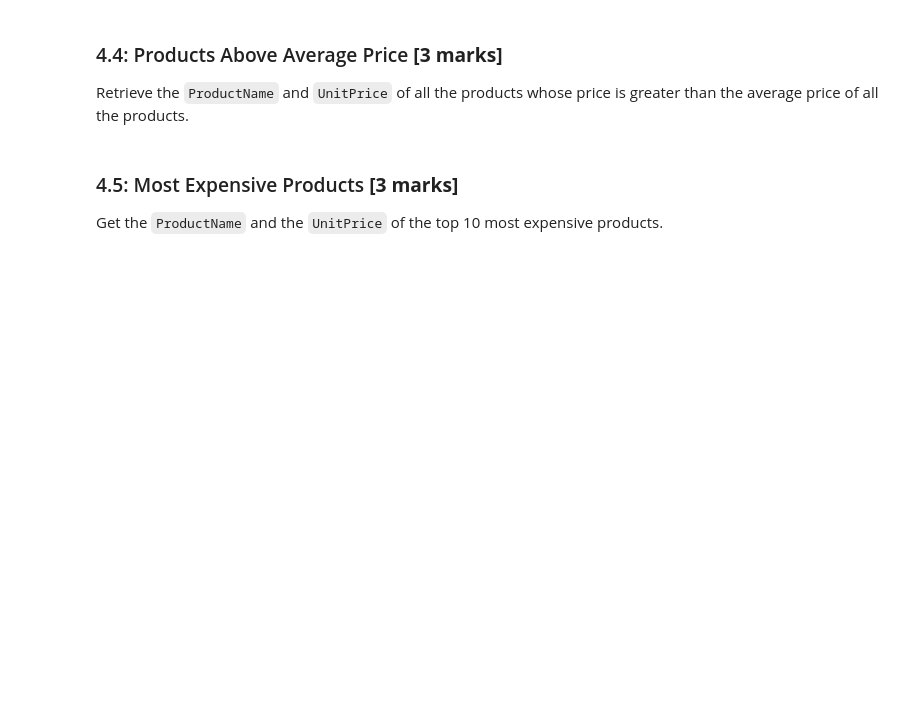
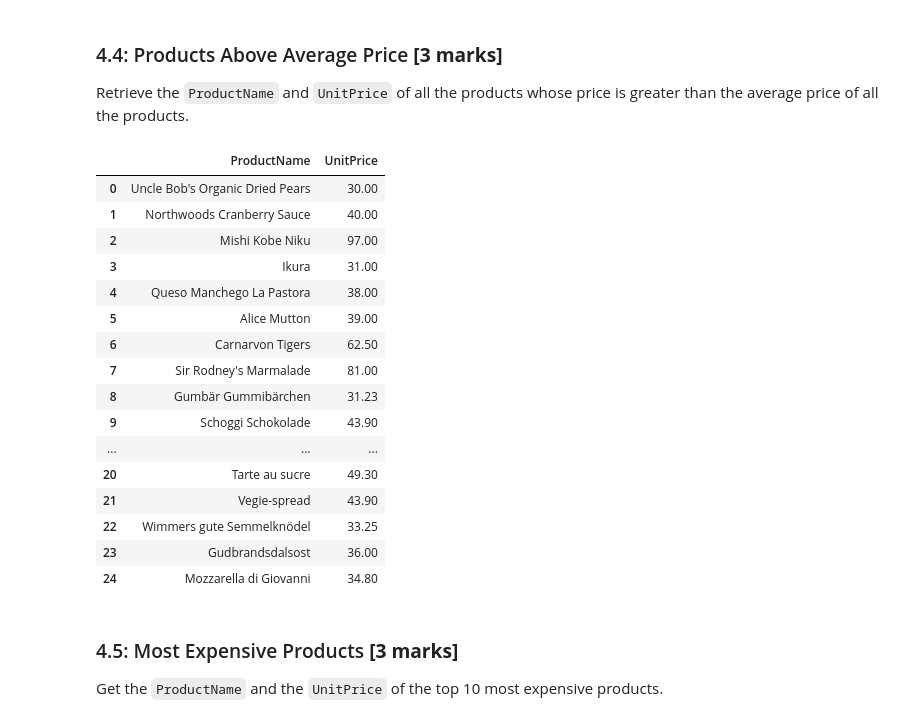
Before and after one commit to Vesper-Lin/comp2420-2021-ass2, a Jupyter notebook: Assignment 2.ipynb, the cells around one changed output. Saved outputs shown, nothing was run; the diff lists cells and outputs as text; code cells hidden in the pictures; blank space fills up the shorter version.

```diff
--- a/Assignment 2.ipynb
+++ b/Assignment 2.ipynb
@@ -1118,6 +1163,32 @@ Retrieve the `ProductName` and `UnitPrice` of all the products whose price is gr
 # %%
 # YOUR CODE HERE
 # (ANY ADDITIONAL CELLS AS REQUIRED)
+
+execute_sql(
+    """
+
+    select ProductName, UnitPrice from Products where UnitPrice > (select avg(UnitPrice) from Products);
+
+    """
+)
+# %% [output]
+|  | ProductName | UnitPrice |
+| 0 | Uncle Bob's Organic Dried Pears | 30.00 |
+| 1 | Northwoods Cranberry Sauce | 40.00 |
+| 2 | Mishi Kobe Niku | 97.00 |
+| 3 | Ikura | 31.00 |
+| 4 | Queso Manchego La Pastora | 38.00 |
+| 5 | Alice Mutton | 39.00 |
+| 6 | Carnarvon Tigers | 62.50 |
+| 7 | Sir Rodney's Marmalade | 81.00 |
+| 8 | Gumbär Gummibärchen | 31.23 |
+| 9 | Schoggi Schokolade | 43.90 |
+| ... | ... | ... |
+| 20 | Tarte au sucre | 49.30 |
+| 21 | Vegie-spread | 43.90 |
+| 22 | Wimmers gute Semmelknödel | 33.25 |
+| 23 | Gudbrandsdalsost | 36.00 |
+| 24 | Mozzarella di Giovanni | 34.80 |
 # %% [markdown]
 ### 4.5: Most Expensive Products <span style= 'float: right;'><b>[3 marks]</b></span>
 
```
Also changed, not shown: parts of 9 cells of this notebook.
